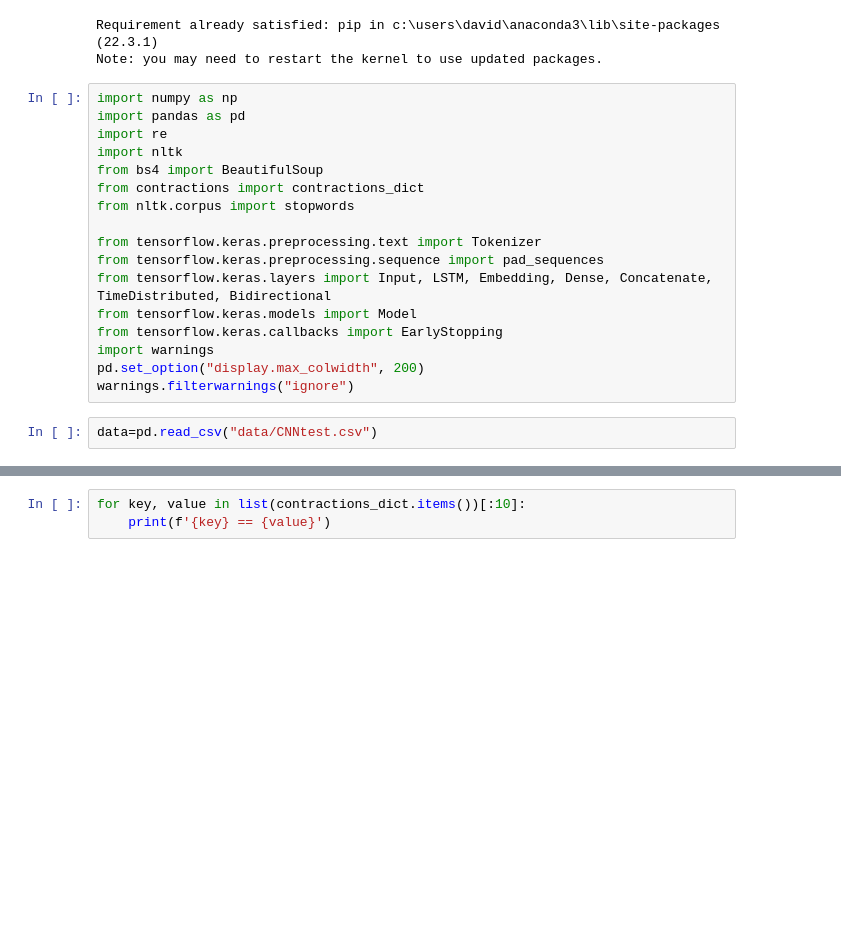
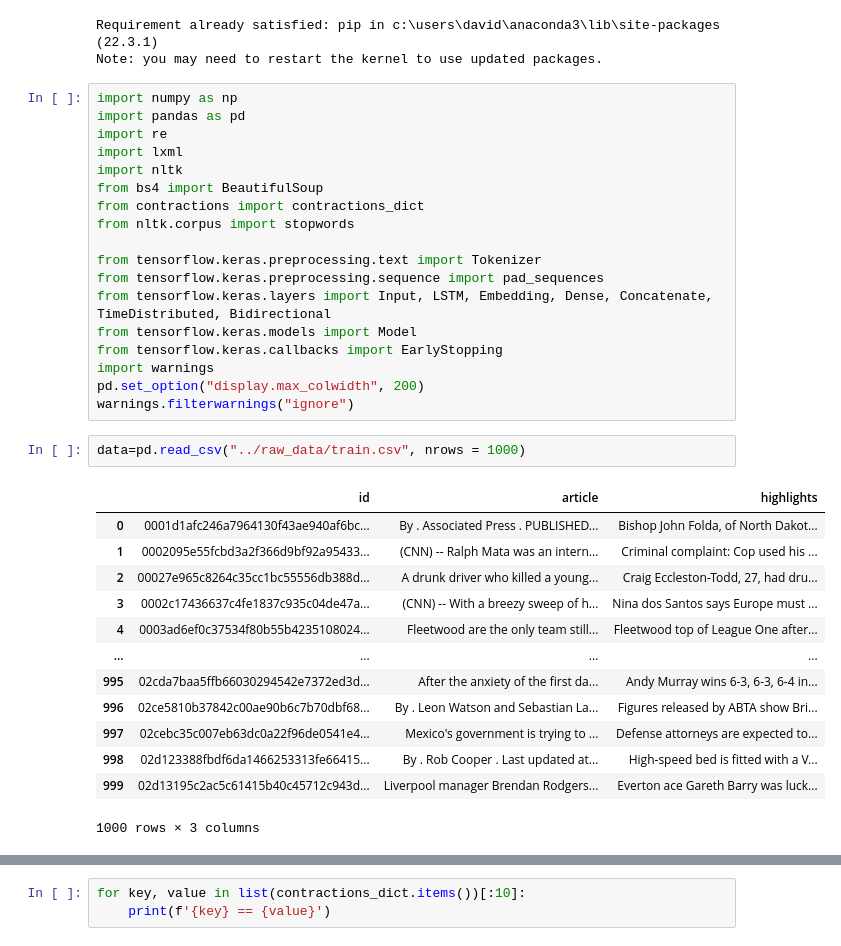
Before and after one commit to mayank-soni/text_summary, a Jupyter notebook: notebooks/CNN.ipynb, the cells around one changed output, grey strips where cells are left out. Cells and saved outputs as stored; diff of their text form; blank space fills up the shorter version.

```diff
--- a/notebooks/CNN.ipynb
+++ b/notebooks/CNN.ipynb
@@ -56,6 +56,7 @@ Note: you may need to restart the kernel to use updated packages.
 import numpy as np
 import pandas as pd
 import re
+import lxml
 import nltk
 from bs4 import BeautifulSoup
 from contractions import contractions_dict
@@ -70,7 +71,21 @@ import warnings
 pd.set_option("display.max_colwidth", 200)
 warnings.filterwarnings("ignore")
 # %%
-data=pd.read_csv("data/CNNtest.csv")
+data=pd.read_csv("../raw_data/train.csv", nrows = 1000)
+# %% [output]
+|  | id | article | highlights |
+| 0 | 0001d1afc246a7964130f43ae940af6bc... | By . Associated Press . PUBLISHED... | Bishop John Folda, of North Dakot... |
+| 1 | 0002095e55fcbd3a2f366d9bf92a95433... | (CNN) -- Ralph Mata was an intern... | Criminal complaint: Cop used his ... |
+| 2 | 00027e965c8264c35cc1bc55556db388d... | A drunk driver who killed a young... | Craig Eccleston-Todd, 27, had dru... |
+| 3 | 0002c17436637c4fe1837c935c04de47a... | (CNN) -- With a breezy sweep of h... | Nina dos Santos says Europe must ... |
+| 4 | 0003ad6ef0c37534f80b55b4235108024... | Fleetwood are the only team still... | Fleetwood top of League One after... |
+| ... | ... | ... | ... |
+| 995 | 02cda7baa5ffb66030294542e7372ed3d... | After the anxiety of the first da... | Andy Murray wins 6-3, 6-3, 6-4 in... |
+| 996 | 02ce5810b37842c00ae90b6c7b70dbf68... | By . Leon Watson and Sebastian La... | Figures released by ABTA show Bri... |
+| 997 | 02cebc35c007eb63dc0a22f96de0541e4... | Mexico's government is trying to ... | Defense attorneys are expected to... |
+| 998 | 02d123388fbdf6da1466253313fe66415... | By . Rob Cooper . Last updated at... | High-speed bed is fitted with a V... |
+| 999 | 02d13195c2ac5c61415b40c45712c943d... | Liverpool manager Brendan Rodgers... | Everton ace Gareth Barry was luck... |
+1000 rows × 3 columns
 # %%
 data.head()
 # %% [output]
```
Also changed, not shown: parts of 7 cells of this notebook, 8 other files.
